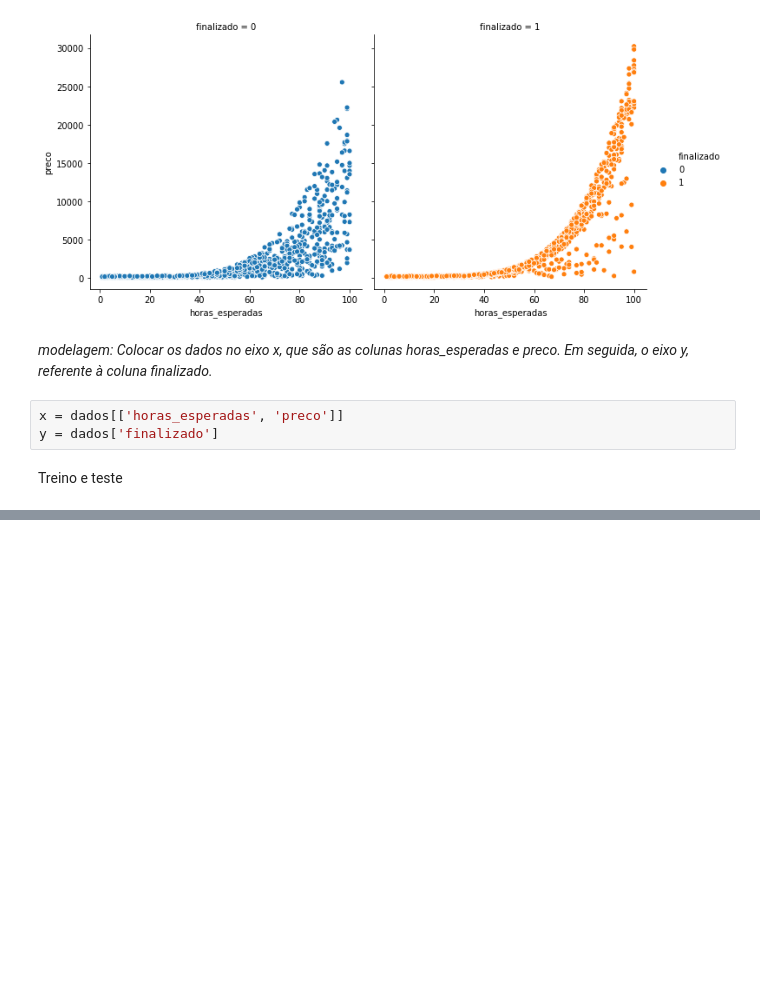
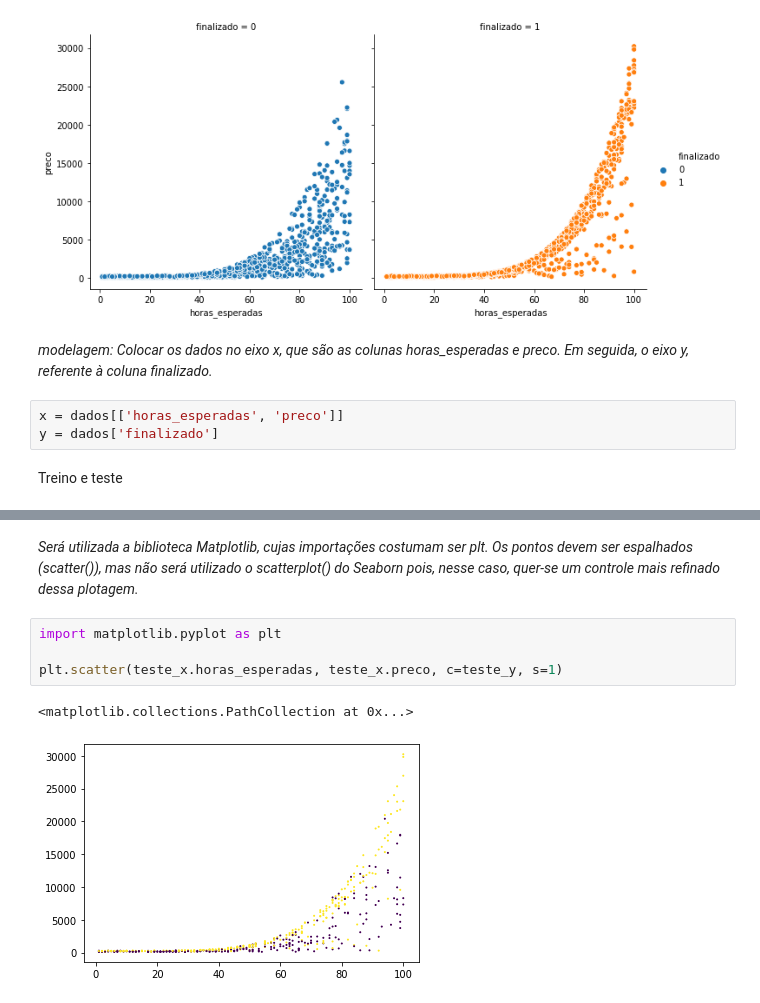
Before and after one commit to RRochele/MachineLearning, a Jupyter notebook: Introdução_a_ML_Classificação_2_Alura.ipynb, the cells around one changed output, grey strips where cells are left out. Cells and saved outputs as stored; diff of their text form; blank space fills up the shorter version.

```diff
--- a/Introdução_a_ML_Classificação_2_Alura.ipynb
+++ b/Introdução_a_ML_Classificação_2_Alura.ipynb
@@ -130,0 +204,9 @@ A acurácia foi 58.15%
+# %% [markdown]
+*Será utilizada a biblioteca Matplotlib, cujas importações costumam ser plt. Os pontos devem ser espalhados (scatter()), mas não será utilizado o scatterplot() do Seaborn pois, nesse caso, quer-se um controle mais refinado dessa plotagem.*
+# %%
+import matplotlib.pyplot as plt
+
+plt.scatter(teste_x.horas_esperadas, teste_x.preco, c=teste_y, s=1)
+# %% [output]
+<matplotlib.collections.PathCollection at 0x...>
+[figure, added]
```
Also changed, not shown: parts of 20 cells of this notebook.
